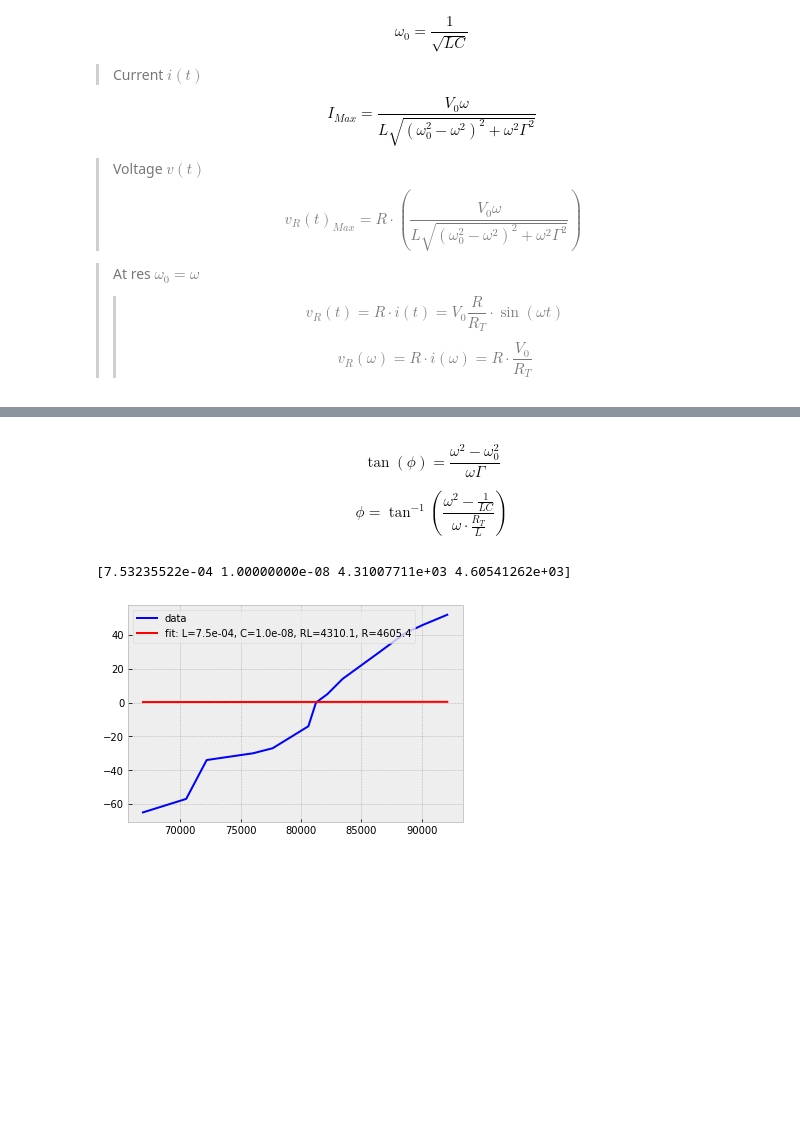
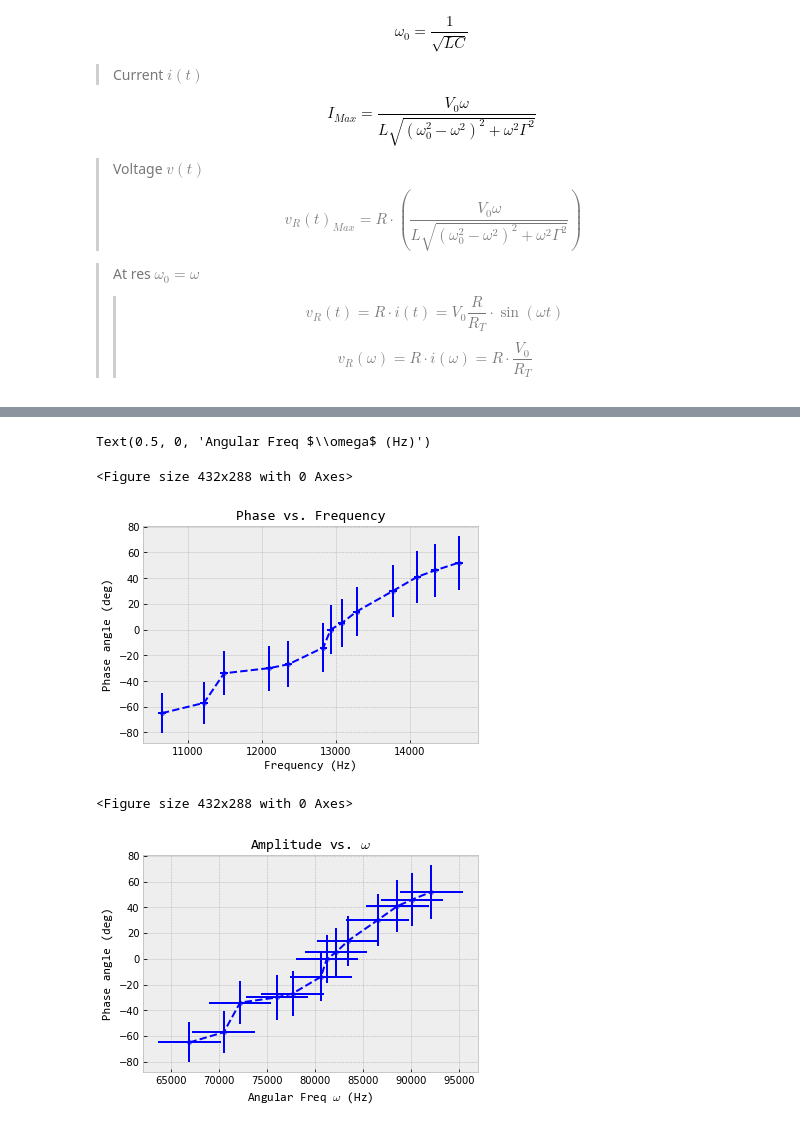
Before and after one commit to Drixitel/134-Lab-Spring-2023, a Jupyter notebook: Code/Chaos/ErrorPropGraphs.ipynb, the cells around one changed output, grey strips where cells are left out. Saved outputs shown, nothing was run; the diff lists cells and outputs as text; code cells hidden in the pictures; blank space fills up the shorter version.

Commit message:
Fixed the graphs -Maybe

```diff
--- a/Code/Chaos/ErrorPropGraphs.ipynb
+++ b/Code/Chaos/ErrorPropGraphs.ipynb
@@ -354,9 +207,0 @@ R = 225.75085078791915 +/- 39244464.05034651
-# %% [markdown]
-
-$$
-\tan(\phi) = \frac{\omega^2 - \omega_0^2}{\omega \Gamma}
-$$
-
-$$
-\phi = \tan^{-1}\left({\frac{\omega^2 - \frac{1}{LC}}{\omega \cdot \frac{R_T}{L}}}\right)
-$$
@@ -366,11 +207,0 @@ def phifunc(w,L,C,RL,R):
-# %%
-popt , pcov = curve_fit( phifunc,w, Phi, p0=[15E-3,10E-9,100,97] )
-plt.plot(w,Phi, 'b-',  label='data')
-plt.plot(w, phifunc(w, *popt), 'r-', label='fit: L=%5.1e, C=%5.1e, RL=%.1f, R=%5.1f' % tuple(popt))
-
-plt.legend()
-
-print(popt)
-# %% [output]
-[7.53235522e-04 1.00000000e-08 4.31007711e+03 4.60541262e+03]
-[figure, removed]
@@ -376,0 +224,54 @@ print(popt)
+# %%
+#check excel calculated correctly
+phi2 = Phasedeg(Timdiff,Period) # missing negastives
+phi2var = PhaseVardeg(Timdiff,Timdiffsig, Period, Periodsig)
+phistd = np.sqrt(phi2var)
+# %%
+# plot  phi vs f
+
+#style
+hfont = {'fontname':'Consolas'}
+plt.figure()
+plt.style.use('bmh')
+
+# Data
+RCLdata.plot.scatter(x ='Frequency Hz', y = 'Phase Ch2Ch1 deg', alpha =0.5 )
+plt.errorbar(Freq,Phi, yerr=phistd ,xerr=FreqSig, fmt= '--b' , )
+
+
+#Labels
+plt.title("Phase vs. Frequency", **hfont)
+plt.ylabel("Phase angle (deg)", **hfont)
+plt.xlabel("Frequency (Hz)", **hfont)
+
+
+# plt.savefig("hello3.png", bbox_inches='tight')
+
+#---------------------------------------------------------------------------------------------
+
+
+# plot phi vs w
+
+#style
+hfont = {'fontname':'Consolas'}
+plt.figure()
+plt.style.use('bmh')
+
+# Data
+RCLdata.plot.scatter(x ='w', y = 'Phase Ch2Ch1 deg', alpha =0.5 )
+plt.errorbar(w,Phi, yerr=phistd ,xerr=wSig, fmt= '--b'  )
+
+
+#Labels
+plt.title("Amplitude vs. $\omega$", **hfont)
+plt.ylabel("Phase angle (deg)", **hfont)
+plt.xlabel("Angular Freq $\omega$ (Hz)", **hfont)
+
+
+# plt.savefig("hello3.png", bbox_inches='tight')
+# %% [output]
+Text(0.5, 0, 'Angular Freq $\\omega$ (Hz)')
+<Figure size 432x288 with 0 Axes>
+[figure, added]
+<Figure size 432x288 with 0 Axes>
+[figure, added]
```
Also changed, not shown: parts of 38 cells of this notebook, 6 other files.
